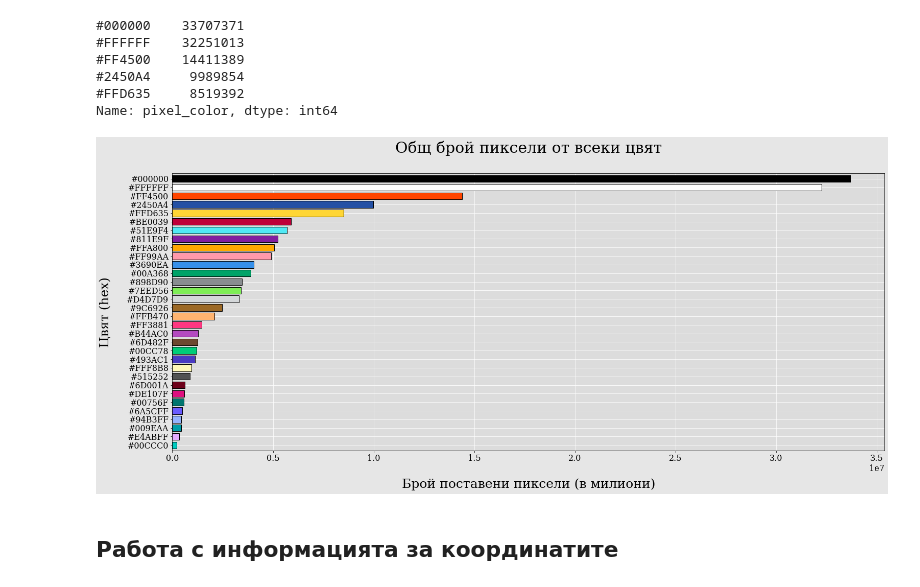
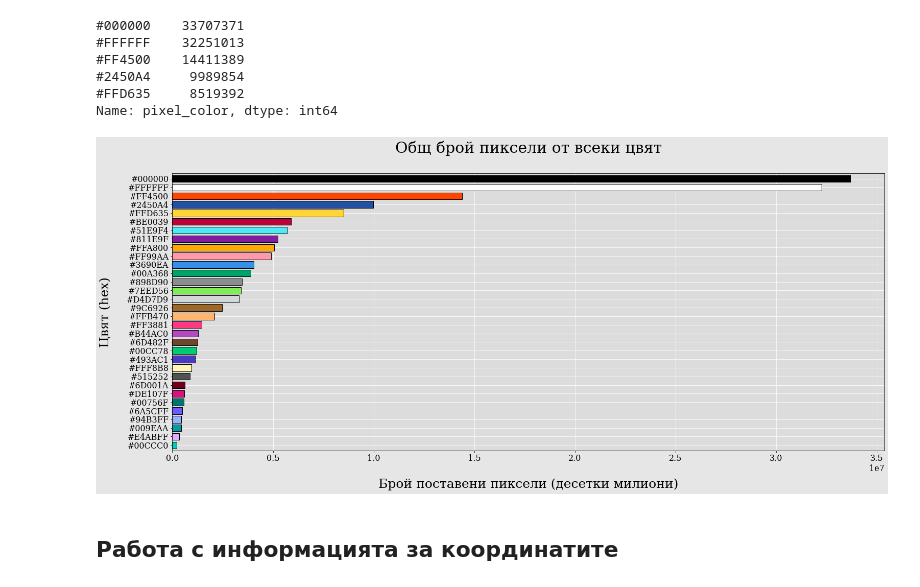
Before and after one commit to Denis-Iv/Analyzing-Social-Experiment, a Jupyter notebook: visualize_data.ipynb, the cells around one changed output. Drawn from its saved outputs; the diff is of its cells as text; code cells hidden in the pictures.

```diff
--- a/visualize_data.ipynb
+++ b/visualize_data.ipynb
@@ -164,20 +174,19 @@ Name: pixel_color, dtype: int64
 # %%
 color_bars = []
 for color_num in most_used_colors.iteritems():
     color_bars.append(color_num[0])
 
 plot = most_used_colors.plot(kind='barh', color=color_bars, edgecolor='black', zorder=3, width=0.8)
 
 plot.set_title('Общ брой пиксели от всеки цвят')
-plot.set_xlabel('Брой поставени пиксели (в милиони)')
+plot.set_xlabel('Брой поставени пиксели (десетки милиони)')
 plot.set_ylabel('Цвят (hex)')
 
 plot.set_yticklabels(color_bars)
 
-plot.set_xscale('linear')
 plot.invert_yaxis()
 # %% [output]
-[figure, old version]
+[figure, new version]
 # %%
 now = datetime.now().strftime('%d%H%M')
 
```
Also changed, not shown: parts of 40 cells of this notebook.
